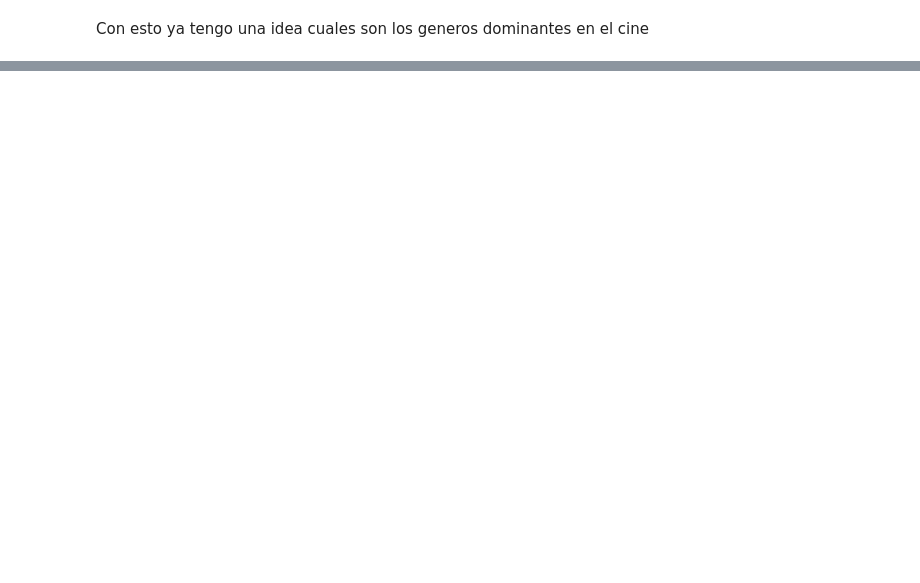
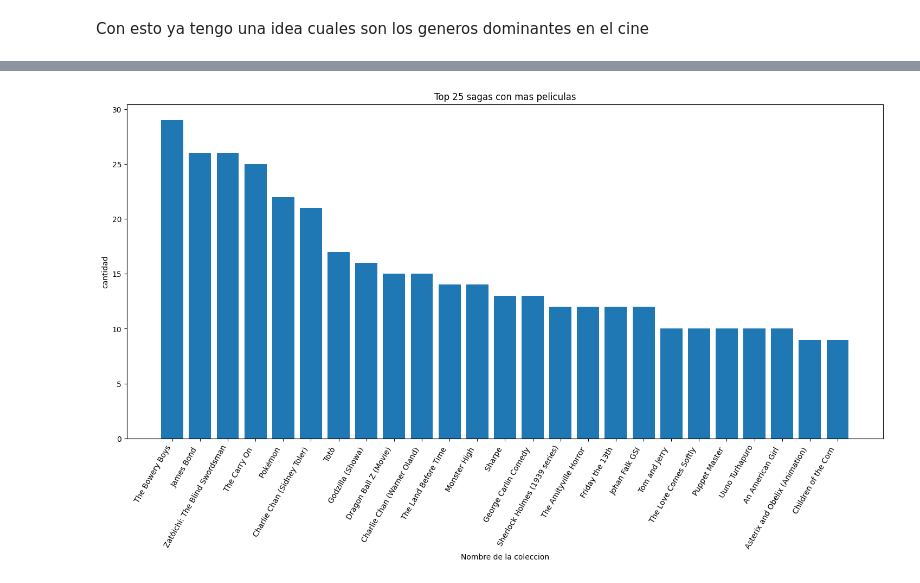
Before and after one commit to matiasbarriosled/MLOPS, a Jupyter notebook: eda/eda_movie.ipynb, the cells around one changed output, grey strips where cells are left out. Drawn from its saved outputs; the diff is of its cells as text; code cells hidden in the pictures; blank space fills up the shorter version.

```diff
--- a/eda/eda_movie.ipynb
+++ b/eda/eda_movie.ipynb
@@ -350,0 +428,13 @@ Con esto ya tengo una idea cuales son los generos dominantes en el cine
+# %%
+colecciones = movies[movies['name_collection']!='0']
+colecciones = colecciones['name_collection'].value_counts().nlargest(25)
+
+plt.figure(figsize=(18,8))
+plt.bar(colecciones.index, colecciones.values)
+plt.xlabel('Nombre de la coleccion')
+plt.xticks(rotation=60, ha='right')
+plt.ylabel('cantidad')
+plt.title('Top 25 sagas con mas peliculas')
+plt.show()
+# %% [output]
+[figure, added]
```
Also changed, not shown: parts of 27 cells of this notebook, 3 other files.
